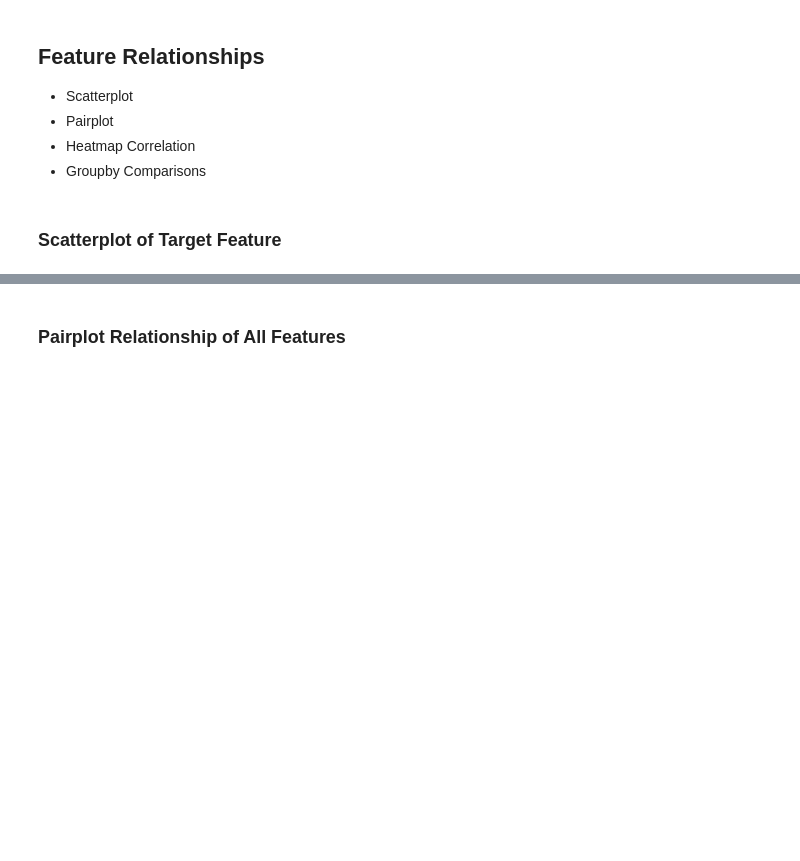
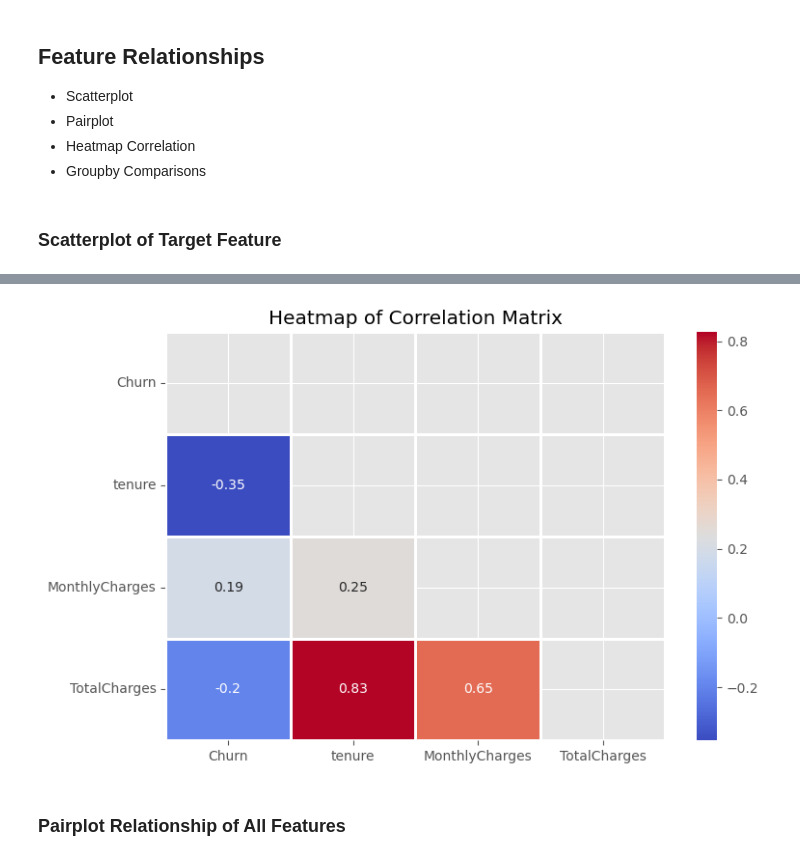
Before and after one commit to mrhussaink7/telco-churn-model, a Jupyter notebook: notebooks/exploratory_data_analysis.ipynb, the cells around one changed output, grey strips where cells are left out. Cells and saved outputs as stored; diff of their text form; code cells hidden in the pictures; blank space fills up the shorter version.

```diff
--- a/notebooks/exploratory_data_analysis.ipynb
+++ b/notebooks/exploratory_data_analysis.ipynb
@@ -136,9 +133,12 @@ correlation_matrix
 # %%
-fig, ax = plt.subplots(1, figsize=(20,20))
-sns.heatmap(correlation_matrix, annot=True, cmap='coolwarm')
-plt.title('Heatmap of Correlation Matrix', fontsize=28)
+fig, ax = plt.subplots(1, figsize=(8,5))
+mask = np.triu(np.ones_like(correlation_matrix, dtype=bool))
+sns.heatmap(correlation_matrix, annot=True, cmap='coolwarm', mask=mask, linewidths=2)
+ax.set_title('Heatmap of Correlation Matrix')
 plt.tight_layout()
 plt.show()
+# %% [output]
+[figure, added]
 # %% [markdown]
 ### Pairplot Relationship of All Features
 # %%
```
Also changed, not shown: parts of 8 cells of this notebook.
